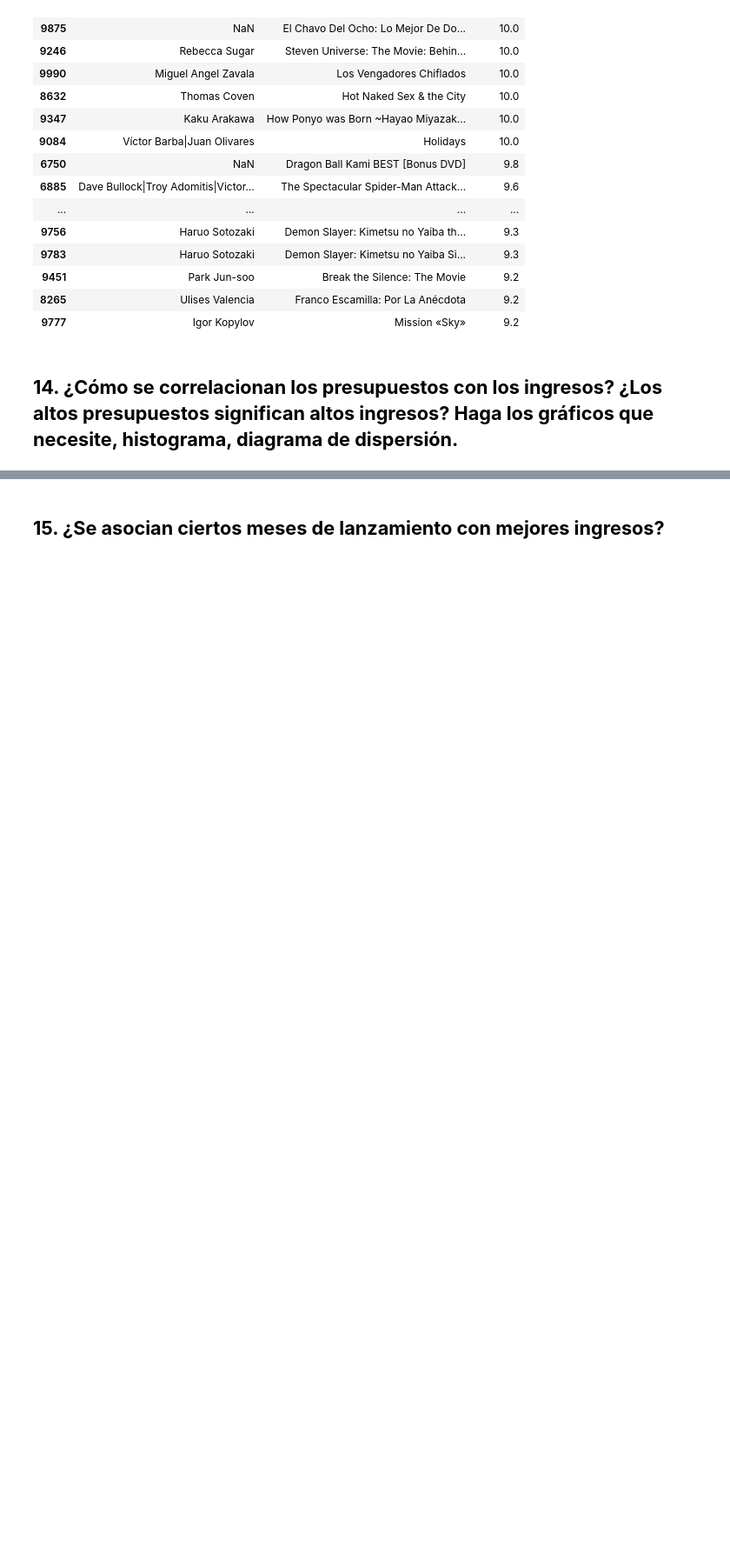
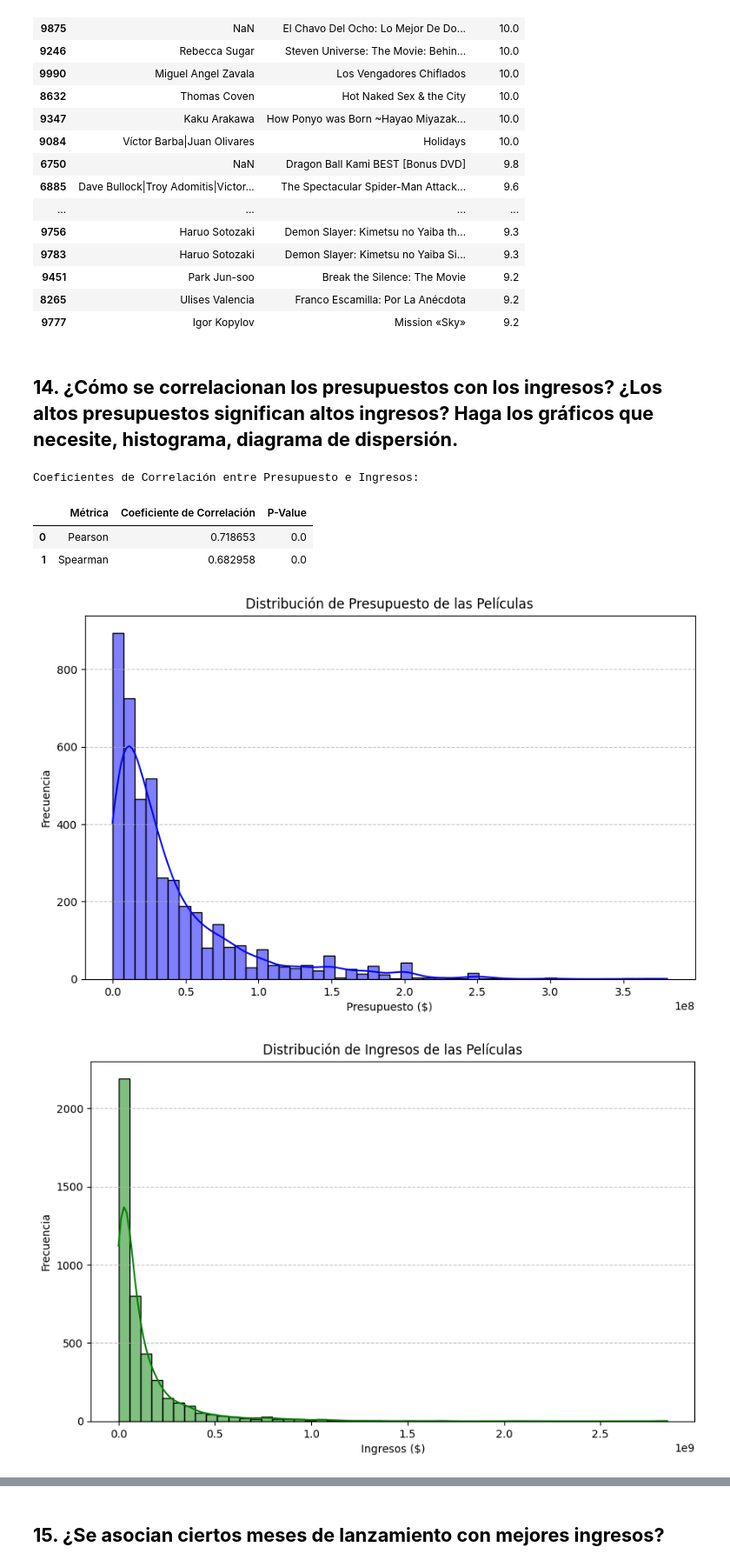
Before and after one commit to sofigo1010/mineria-de-datos, a Jupyter notebook: movies/proyecto1.ipynb, the cells around one changed output, grey strips where cells are left out. Shown at 87% size. Drawn from its saved outputs; the diff is of its cells as text; code cells hidden in the pictures; blank space fills up the shorter version.

```diff
--- a/movies/proyecto1.ipynb
+++ b/movies/proyecto1.ipynb
@@ -654,3 +655,63 @@ Directores de las 20 películas mejor calificadas:
 | 9777 | Igor Kopylov | Mission «Sky» | 9.2 |
 # %% [markdown]
 ## **14. ¿Cómo se correlacionan los presupuestos con los ingresos? ¿Los altos presupuestos significan altos ingresos? Haga los gráficos que necesite, histograma, diagrama de dispersión.**
+# %%
+df['budget'] = pd.to_numeric(df['budget'], errors='coerce')
+df['revenue'] = pd.to_numeric(df['revenue'], errors='coerce')
+
+df_filtered = df[(df['budget'] > 0) & (df['revenue'] > 0)]
+
+pearson_corr, pearson_p = pearsonr(df_filtered['budget'], df_filtered['revenue'])
+spearman_corr, spearman_p = spearmanr(df_filtered['budget'], df_filtered['revenue'])
+
+correlation_data = pd.DataFrame({
+    "Métrica": ["Pearson", "Spearman"],
+    "Coeficiente de Correlación": [pearson_corr, spearman_corr],
+    "P-Value": [pearson_p, spearman_p]
+})
+
+print("Coeficientes de Correlación entre Presupuesto e Ingresos:")
+display(correlation_data)
+
+#Histograma del presupuesto
+plt.figure(figsize=(10, 6))
+sns.histplot(df_filtered['budget'], bins=50, kde=True, color="blue")
+plt.xlabel("Presupuesto ($)")
+plt.ylabel("Frecuencia")
+plt.title("Distribución de Presupuesto de las Películas")
+plt.grid(axis='y', linestyle='--', alpha=0.7)
+plt.show()
+
+#Histograma de los ingresos
+plt.figure(figsize=(10, 6))
+sns.histplot(df_filtered['revenue'], bins=50, kde=True, color="green")
+plt.xlabel("Ingresos ($)")
+plt.ylabel("Frecuencia")
+plt.title("Distribución de Ingresos de las Películas")
+plt.grid(axis='y', linestyle='--', alpha=0.7)
+plt.show()
+
+#Diagrama de dispersión presupuesto vs ingresos
+plt.figure(figsize=(10, 6))
+sns.scatterplot(x=df_filtered['budget'], y=df_filtered['revenue'], alpha=0.5)
+plt.xlabel("Presupuesto ($)")
+plt.ylabel("Ingresos ($)")
+plt.title("Relación entre Presupuesto e Ingresos")
+plt.grid(True, linestyle='--', alpha=0.7)
+plt.show()
+
+#Gráfico de regresión
+plt.figure(figsize=(10, 6))
+sns.regplot(x=df_filtered['budget'], y=df_filtered['revenue'], scatter_kws={'alpha':0.3}, line_kws={'color': 'red'})
+plt.xlabel("Presupuesto ($)")
+plt.ylabel("Ingresos ($)")
+plt.title("Tendencia entre Presupuesto e Ingresos")
+plt.grid(True, linestyle='--', alpha=0.7)
+plt.show()
+# %% [output]
+Coeficientes de Correlación entre Presupuesto e Ingresos:
+|  | Métrica | Coeficiente de Correlación | P-Value |
+| 0 | Pearson | 0.718653 | 0.0 |
+| 1 | Spearman | 0.682958 | 0.0 |
+[figure, added]
+[figure, added]
```
Also changed, not shown: parts of 15 cells of this notebook.
